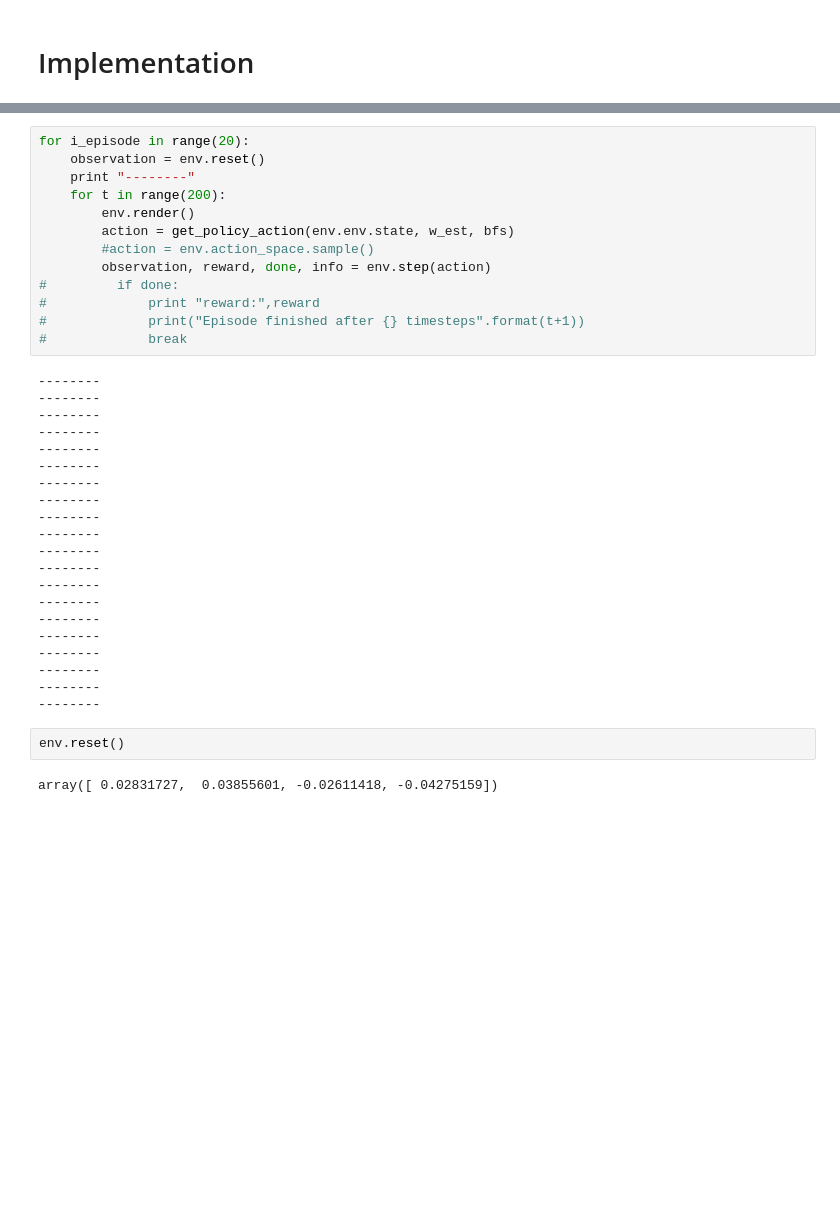
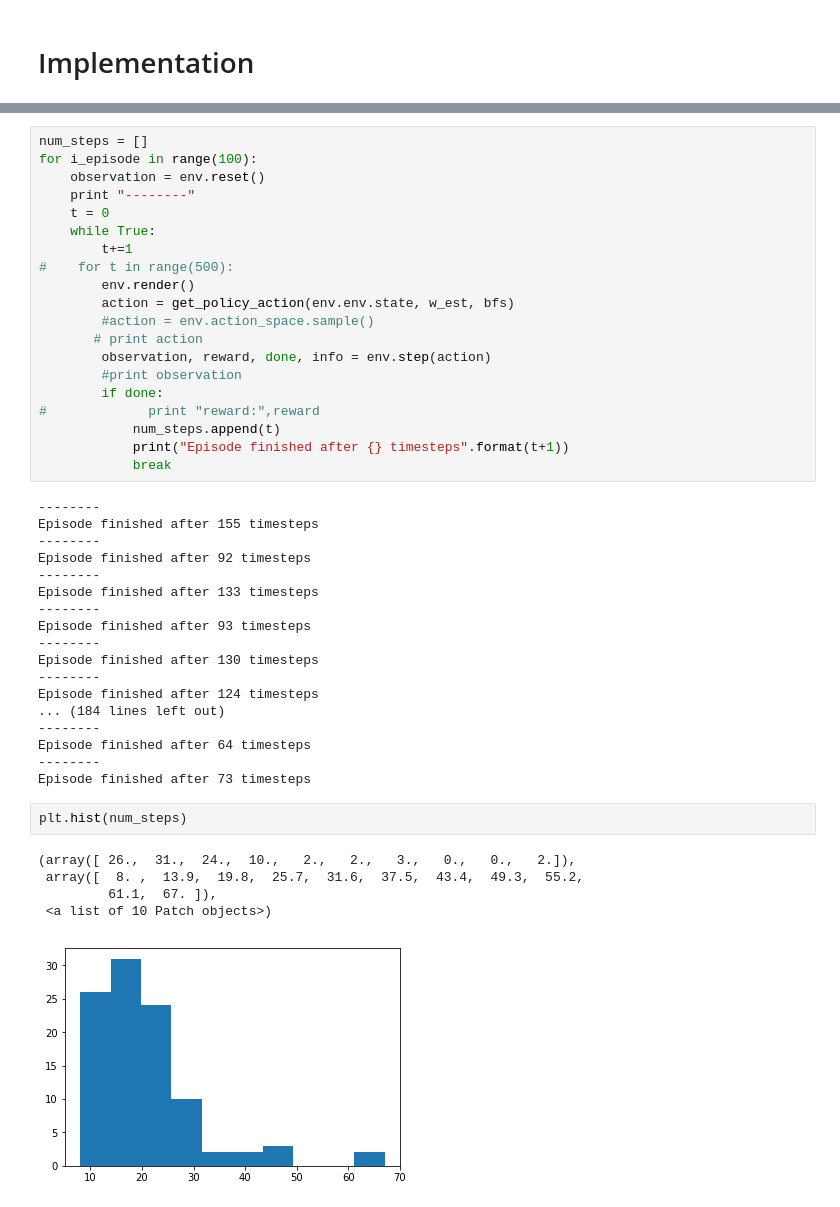
Before and after one commit to Jdduryea/LSPI, a Jupyter notebook: LSPI.ipynb, the cells around one changed output, grey strips where cells are left out. Drawn from its saved outputs; the diff is of its cells as text; blank space fills up the shorter version.

```diff
--- a/LSPI.ipynb
+++ b/LSPI.ipynb
@@ -226,38 +288,46 @@ s2: [0 0 0 0]
 # %%
-for i_episode in range(20):
+num_steps = []
+for i_episode in range(100):
     observation = env.reset()
     print "--------"
-    for t in range(200):
+    t = 0
+    while True:
+        t+=1
+#    for t in range(500):
         env.render()
         action = get_policy_action(env.env.state, w_est, bfs)
         #action = env.action_space.sample()
+       # print action
         observation, reward, done, info = env.step(action)
-#         if done:
+        #print observation
+        if done:
 #             print "reward:",reward
-#             print("Episode finished after {} timesteps".format(t+1))
-#             break
+            num_steps.append(t)
+            print("Episode finished after {} timesteps".format(t+1))
+            break
 # %% [output]
 --------
+Episode finished after 155 timesteps
 --------
+Episode finished after 92 timesteps
 --------
+Episode finished after 133 timesteps
 --------
+Episode finished after 93 timesteps
 --------
+Episode finished after 130 timesteps
 --------
+Episode finished after 124 timesteps
+... (184 lines left out)
 --------
+Episode finished after 64 timesteps
 --------
---------
---------
---------
---------
---------
---------
---------
---------
---------
---------
---------
---------
+Episode finished after 73 timesteps
-# %%
-env.reset()
-# %% [output]
-array([ 0.02831727,  0.03855601, -0.02611418, -0.04275159])
+# %%
+plt.hist(num_steps)
+# %% [output]
+(array([ 26.,  31.,  24.,  10.,   2.,   2.,   3.,   0.,   0.,   2.]),
+ array([  8. ,  13.9,  19.8,  25.7,  31.6,  37.5,  43.4,  49.3,  55.2,
+         61.1,  67. ]),
+ <a list of 10 Patch objects>)
+[figure, added]
```
Also changed, not shown: parts of 9 cells of this notebook.
